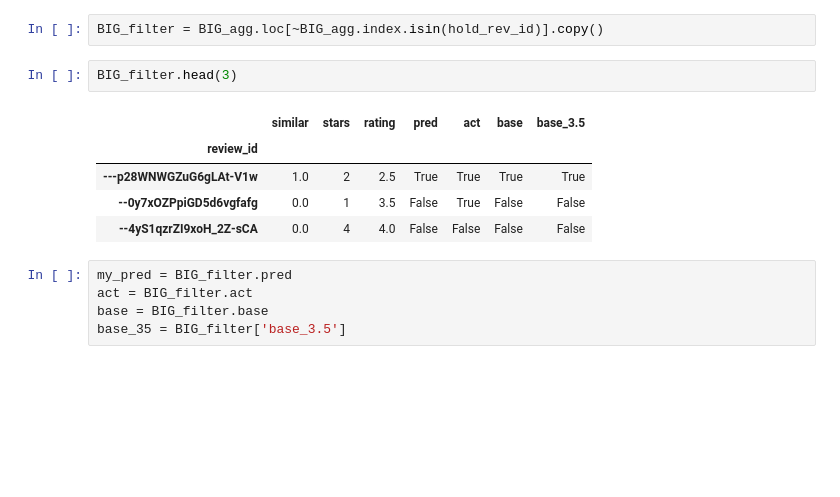
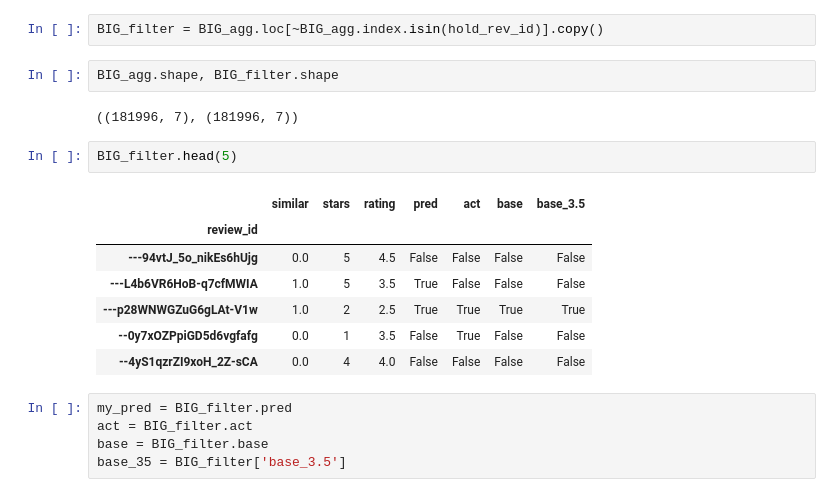
Before and after one commit to Myau5x/anti-recommender, a Jupyter notebook: Nlp_approach_ac.ipynb, the cells around one changed output. Drawn from its saved outputs; the diff is of its cells as text; blank space fills up the shorter version.

```diff
--- a/Nlp_approach_ac.ipynb
+++ b/Nlp_approach_ac.ipynb
@@ -305,10 +303,16 @@ hold_rev_id.head()
 # %%
 BIG_filter = BIG_agg.loc[~BIG_agg.index.isin(hold_rev_id)].copy()
+# %%
+BIG_agg.shape, BIG_filter.shape
+# %% [output]
+((181996, 7), (181996, 7))
 # %%
-BIG_filter.head(3)
+BIG_filter.head(5)
 # %% [output]
 |  | similar | stars | rating | pred | act | base | base_3.5 |
 | review_id |  |  |  |  |  |  |  |
+| ---94vtJ_5o_nikEs6hUjg | 0.0 | 5 | 4.5 | False | False | False | False |
+| ---L4b6VR6HoB-q7cfMWIA | 1.0 | 5 | 3.5 | True | False | False | False |
 | ---p28WNWGZuG6gLAt-V1w | 1.0 | 2 | 2.5 | True | True | True | True |
 | --0y7xOZPpiGD5d6vgfafg | 0.0 | 1 | 3.5 | False | True | False | False |
 | --4yS1qzrZI9xoH_2Z-sCA | 0.0 | 4 | 4.0 | False | False | False | False |
```
Also changed, not shown: parts of 14 cells of this notebook, 1 other file.
